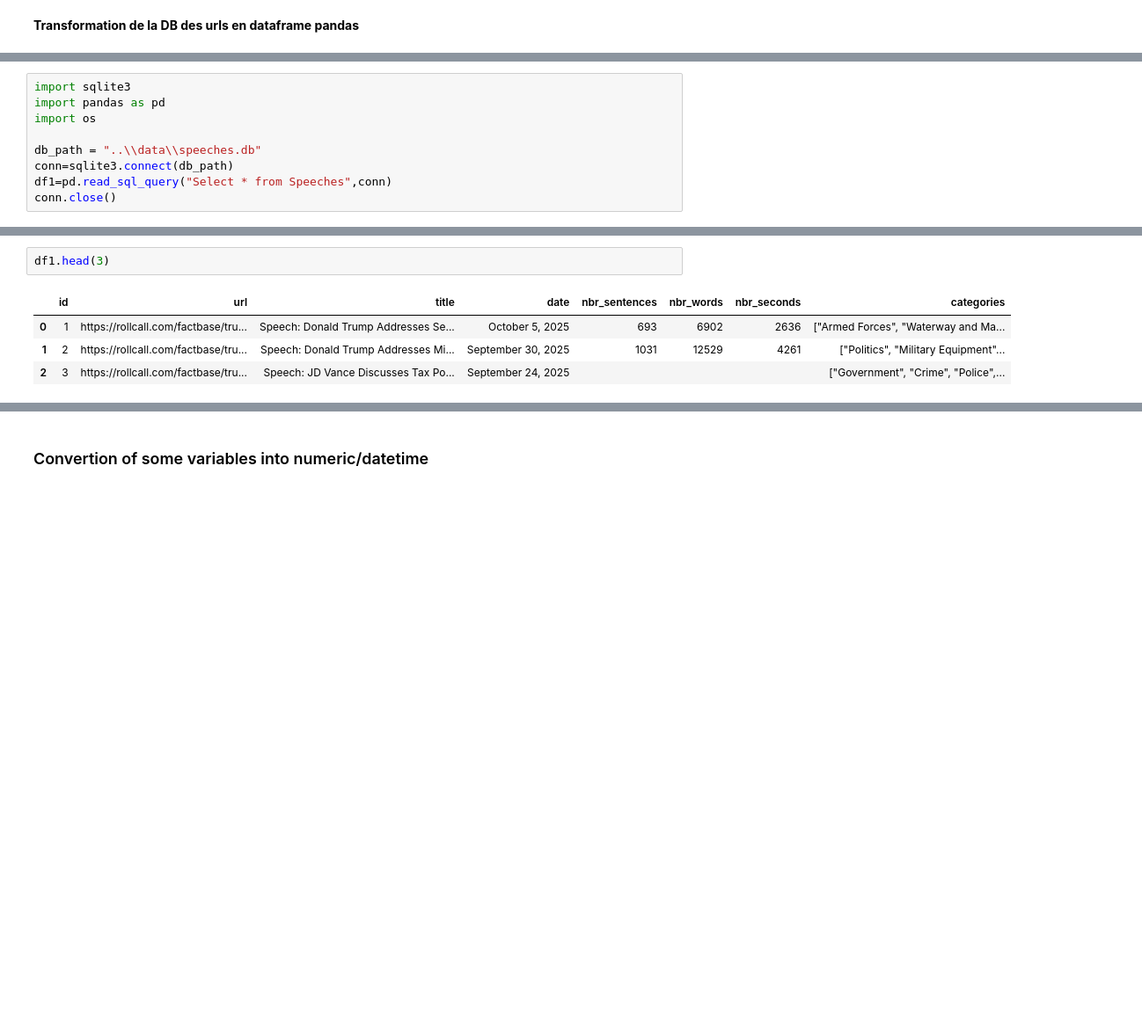
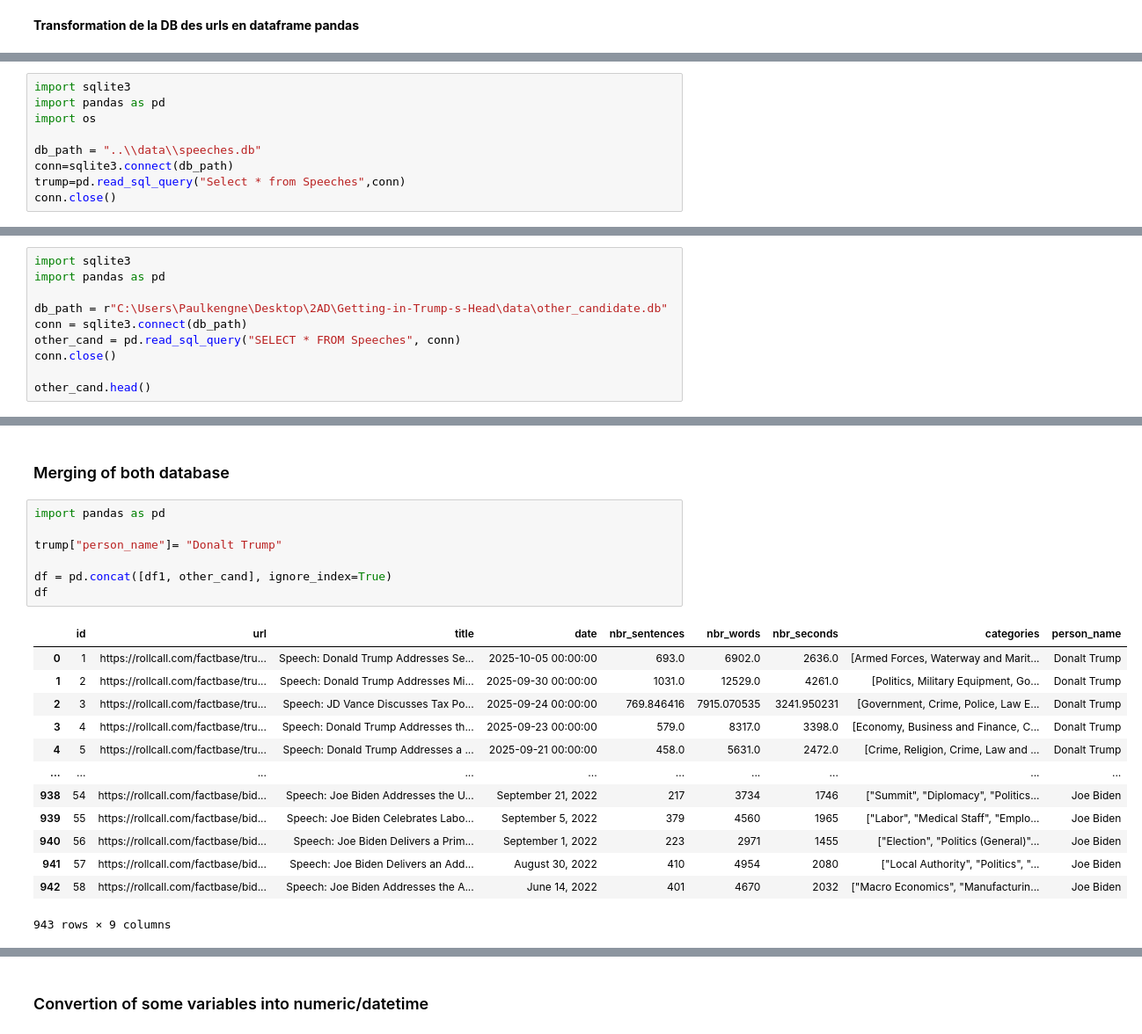
Before and after one commit to NgrimaldiN/Getting-in-Trump-s-Head, a Jupyter notebook: notebooks/test_db.ipynb, the cells around one changed output, grey strips where cells are left out. Shown at 88% size. Saved outputs shown, nothing was run; the diff lists cells and outputs as text; blank space fills up the shorter version.

```diff
--- a/notebooks/test_db.ipynb
+++ b/notebooks/test_db.ipynb
@@ -7,5 +9,5 @@ import os
 
 db_path = "..\\data\\speeches.db"
 conn=sqlite3.connect(db_path)
-df1=pd.read_sql_query("Select * from Speeches",conn)
+trump=pd.read_sql_query("Select * from Speeches",conn)
 conn.close()
@@ -11,0 +37,10 @@ conn.close()
+# %%
+import sqlite3
+import pandas as pd
+
+db_path = r"C:\Users\Paulkengne\Desktop\2AD\Getting-in-Trump-s-Head\data\other_candidate.db"
+conn = sqlite3.connect(db_path)
+other_cand = pd.read_sql_query("SELECT * FROM Speeches", conn)
+conn.close()
+
+other_cand.head()
@@ -12,8 +54,24 @@ conn.close()
+# %% [markdown]
+### Merging of both database
 # %%
-df1.head(3)
+import pandas as pd
+
+trump["person_name"]= "Donalt Trump"
+
+df = pd.concat([df1, other_cand], ignore_index=True)
+df
 # %% [output]
-|  | id | url | title | date | nbr_sentences | nbr_words | nbr_seconds | categories |
-| 0 | 1 | https://rollcall.com/factbase/tru... | Speech: Donald Trump Addresses Se... | October 5, 2025 | 693 | 6902 | 2636 | ["Armed Forces", "Waterway and Ma... |
-| 1 | 2 | https://rollcall.com/factbase/tru... | Speech: Donald Trump Addresses Mi... | September 30, 2025 | 1031 | 12529 | 4261 | ["Politics", "Military Equipment"... |
-| 2 | 3 | https://rollcall.com/factbase/tru... | Speech: JD Vance Discusses Tax Po... | September 24, 2025 |  |  |  | ["Government", "Crime", "Police",... |
+|  | id | url | title | date | nbr_sentences | nbr_words | nbr_seconds | categories | person_name |
+| 0 | 1 | https://rollcall.com/factbase/tru... | Speech: Donald Trump Addresses Se... | 2025-10-05 00:00:00 | 693.0 | 6902.0 | 2636.0 | [Armed Forces, Waterway and Marit... | Donalt Trump |
+| 1 | 2 | https://rollcall.com/factbase/tru... | Speech: Donald Trump Addresses Mi... | 2025-09-30 00:00:00 | 1031.0 | 12529.0 | 4261.0 | [Politics, Military Equipment, Go... | Donalt Trump |
+| 2 | 3 | https://rollcall.com/factbase/tru... | Speech: JD Vance Discusses Tax Po... | 2025-09-24 00:00:00 | 769.846416 | 7915.070535 | 3241.950231 | [Government, Crime, Police, Law E... | Donalt Trump |
+| 3 | 4 | https://rollcall.com/factbase/tru... | Speech: Donald Trump Addresses th... | 2025-09-23 00:00:00 | 579.0 | 8317.0 | 3398.0 | [Economy, Business and Finance, C... | Donalt Trump |
+| 4 | 5 | https://rollcall.com/factbase/tru... | Speech: Donald Trump Addresses a ... | 2025-09-21 00:00:00 | 458.0 | 5631.0 | 2472.0 | [Crime, Religion, Crime, Law and ... | Donalt Trump |
+| ... | ... | ... | ... | ... | ... | ... | ... | ... | ... |
+| 938 | 54 | https://rollcall.com/factbase/bid... | Speech: Joe Biden Addresses the U... | September 21, 2022 | 217 | 3734 | 1746 | ["Summit", "Diplomacy", "Politics... | Joe Biden |
+| 939 | 55 | https://rollcall.com/factbase/bid... | Speech: Joe Biden Celebrates Labo... | September 5, 2022 | 379 | 4560 | 1965 | ["Labor", "Medical Staff", "Emplo... | Joe Biden |
+| 940 | 56 | https://rollcall.com/factbase/bid... | Speech: Joe Biden Delivers a Prim... | September 1, 2022 | 223 | 2971 | 1455 | ["Election", "Politics (General)"... | Joe Biden |
+| 941 | 57 | https://rollcall.com/factbase/bid... | Speech: Joe Biden Delivers an Add... | August 30, 2022 | 410 | 4954 | 2080 | ["Local Authority", "Politics", "... | Joe Biden |
+| 942 | 58 | https://rollcall.com/factbase/bid... | Speech: Joe Biden Addresses the A... | June 14, 2022 | 401 | 4670 | 2032 | ["Macro Economics", "Manufacturin... | Joe Biden |
+943 rows × 9 columns
 # %%
```
Also changed, not shown: parts of 24 cells of this notebook, 1 other file.
